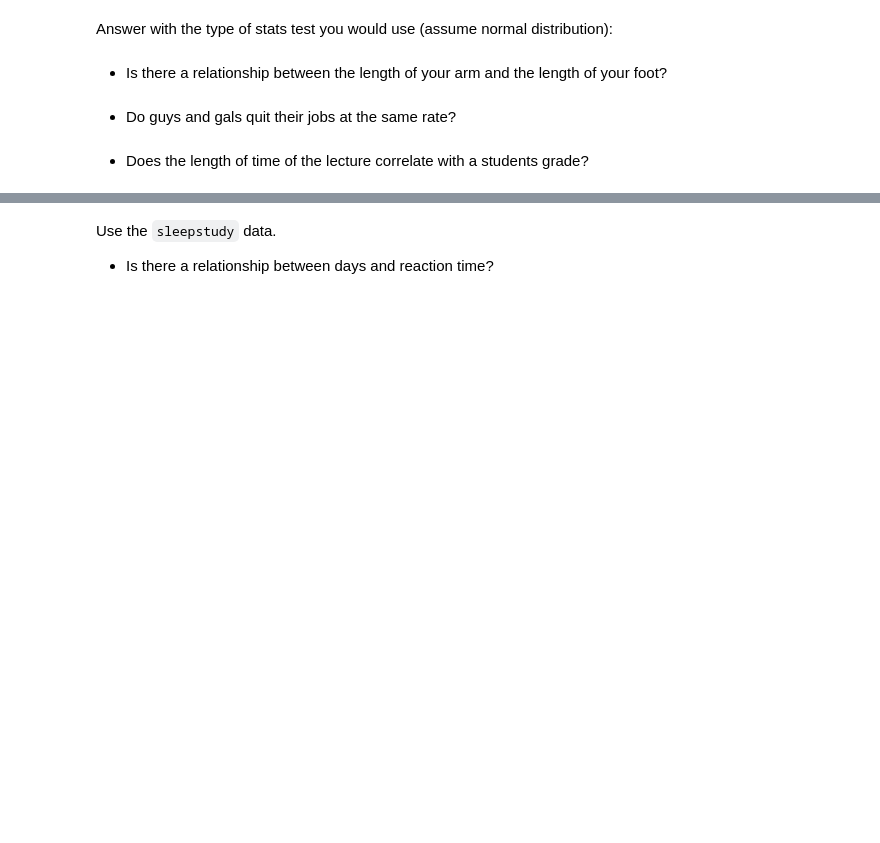
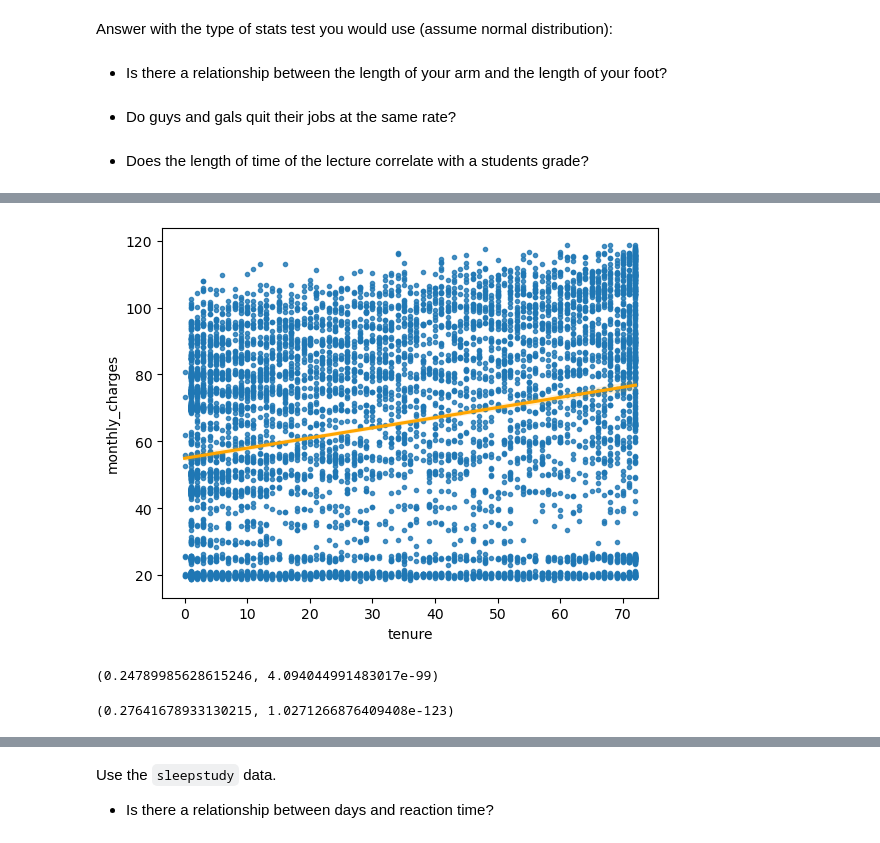
Before and after one commit to tkephart96/statistics-exercises, a Jupyter notebook: hypothesis_testing.ipynb, the cells around one changed output, grey strips where cells are left out. Saved outputs shown, nothing was run; the diff lists cells and outputs as text; code cells hidden in the pictures; blank space fills up the shorter version.

```diff
--- a/hypothesis_testing.ipynb
+++ b/hypothesis_testing.ipynb
@@ -320,0 +323,3 @@ Use the `telco_churn` data.
+# %%
+churn = pd.read_sql('select * from customers',get_db_url('telco_churn'))
+churn.head()
@@ -320,0 +334,4 @@ Use the `telco_churn` data.
+# %%
+churn.total_charges[churn.total_charges==' ']=0
+churn.total_charges = churn.total_charges.astype(float)
+churn.info()
@@ -320,0 +365,15 @@ Use the `telco_churn` data.
+# %%
+sns.regplot(data=churn,x=churn.tenure,y=churn.monthly_charges,marker='.',line_kws={'color':'orange'})
+plt.show()
+# %% [output]
+[figure, added]
+# %%
+r, p = stats.pearsonr(churn.tenure,churn.monthly_charges)
+r, p
+# %% [output]
+(0.24789985628615246, 4.094044991483017e-99)
+# %%
+r, p = stats.spearmanr(churn.tenure,churn.monthly_charges)
+r, p
+# %% [output]
+(0.27641678933130215, 1.0271266876409408e-123)
```
Also changed, not shown: parts of 53 cells of this notebook.
